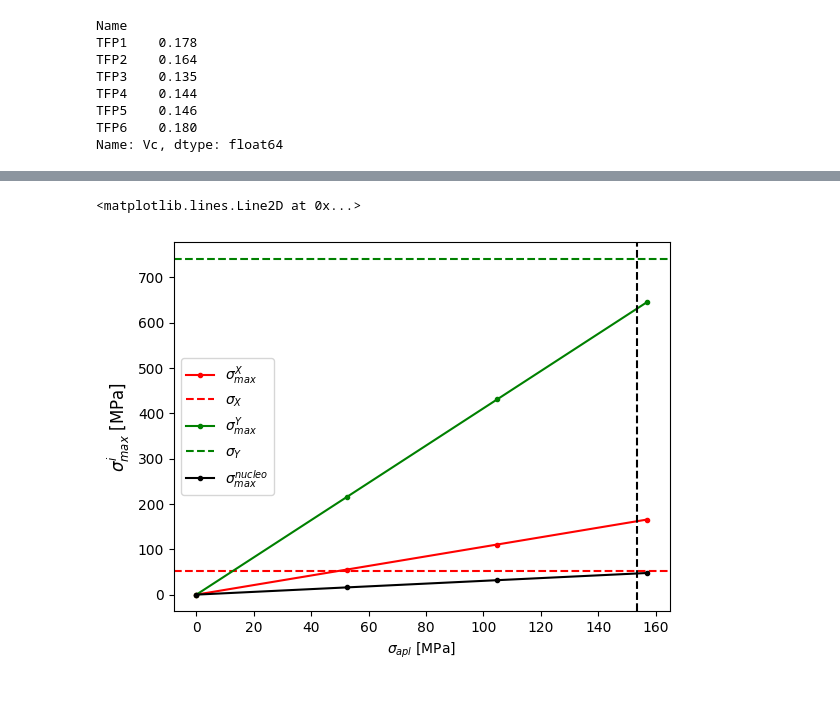
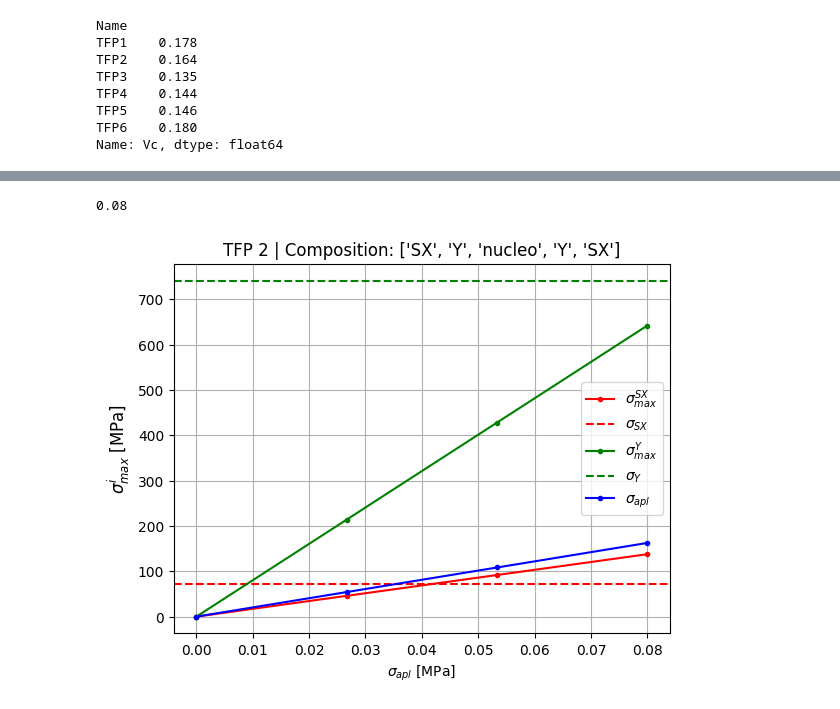
Before and after one commit to AdvancedMaterialSimulation/CITISENS_Composite, a Jupyter notebook: scripts/T02_BendingTest/NumericalModel/T03_Compute_Stress.ipynb, the cells around one changed output, grey strips where cells are left out. Drawn from its saved outputs; the diff is of its cells as text; code cells hidden in the pictures.

```diff
--- a/scripts/T02_BendingTest/NumericalModel/T03_Compute_Stress.ipynb
+++ b/scripts/T02_BendingTest/NumericalModel/T03_Compute_Stress.ipynb
@@ -10,6 +10,7 @@ params = {
                         "t_n" : 2.51,
                         "t_l" : 0.5,
                         "Lx"  : 30,
+                        "Ly"  : 25
                     },
             "sim" : {
                         "disp" : 0.5,
@@ -18,3 +19,7 @@ params = {
                         "disp" : 2.0,
                     },
         }
+# %%
+epsilon_tensile = params["tensile"]["disp"] / params["geo"]["Ly"]
+eps_span = np.linspace(0, epsilon_tensile, 4)
+print(eps_span)
@@ -109,6 +117,6 @@ St_TFP = [ 279.1, 153.4 , 137.1 , 184.4 , 100.0 , 104.5 ]
 # %%
 
-TPF = 1
+TPF = 2
 inp_f = inp(inps[TPF])
 ifrd = readfrd(frds[TPF])
 LAYERS =  inp_f.elements
@@ -126,6 +134,10 @@ rr = []
 for data in ifrd["data_blocks"]:
     F2s = []
     S2s = []
+
+    # ========================
+    # Principal Stress
+    # ========================
     P1s = []
 
     for idx in range(len(LAYERS)):
@@ -135,6 +147,9 @@ for data in ifrd["data_blocks"]:
 
     P1s = np.array(P1s)
     # ========================
+    # Force By layers
+    # ========================
+
     for idx in range(len(YLs)):
         df = data.loc[YLs[idx].id_nodes]
         F2 = df["F2"].sum()
@@ -144,6 +159,9 @@ for data in ifrd["data_blocks"]:
 
     S2s = np.array(S2s)
     # ========================
+    # Total Force
+    # ========================
+
     F2 = data["F2"]
     y = data["y"]
     ymean = F2.mean()
@@ -203,11 +197,0 @@ P1s
-# %%
-plt.plot(Sapl_time,'.-',label=r"$\sigma_{apl}$ Total",color="c")
-
-colors = ["r","g","k"]
-for i,L in enumerate(P1s):
-    if i>len(P1s)//2:
-        break
-    plt.plot(L,'.-',label=r"$\sigma_{apl}$ Layer "+rr[0]["layers"][i],
-             color=colors[i])
-plt.legend()
-plt.ylabel("Stress [MPa]")
@@ -217,23 +198,32 @@ Text(0, 0.5, 'Stress [MPa]')
+# %%
+epsilon_tensile
+# %% [output]
+0.08
 # %%
 
 colors = ["r","g","k"]
 for i,L in enumerate(Ls):
     if i>len(Ls)//2:
         break
     ly = rr[0]["layers"][i]
     St_layer = St_layers[ly]
-    plt.plot(Sapl_time,L,'.-',label=r"$\sigma_{max}^{"+ly + "}$",
-                color=colors[i])
     if ly != "nucleo":
-        plt.axhline(St_layer,linestyle="--",color=colors[i],label=r"$\sigma_"+ly+"$")
+
+        plt.plot(eps_span,L,'.-',label=r"$\sigma_{max}^{"+ly + "}$",
+                    color=colors[i])
+        plt.axhline(St_layer,linestyle="--",color=colors[i],label=r"$\sigma_{"+ly+"}$")
+
+
+plt.plot(eps_span,Sapl_time,'.-',label=r"$\sigma_{apl}$",color="b")
 plt.legend()
 plt.ylabel(r"$\sigma_{max}^{i}$ [MPa]",fontsize=12)
 plt.xlabel(r"$\sigma_{apl}$ [MPa]")
 #  Mpa vertical line
-plt.axvline(St_TFP[TPF],linestyle="--",color="k")
+# plt.axvline(St_TFP[TPF],linestyle="--",color="k")
+plt.title("TFP "+str(TPF) + " | Composition: " + str(icomp))
+plt.grid()
 # %% [output]
-<matplotlib.lines.Line2D at 0x...>
-[figure, old version]
+[figure, new version]
 # %%
 
 colors = ["r","g","k"]
```
Also changed, not shown: parts of 14 cells of this notebook, 38 other files.
